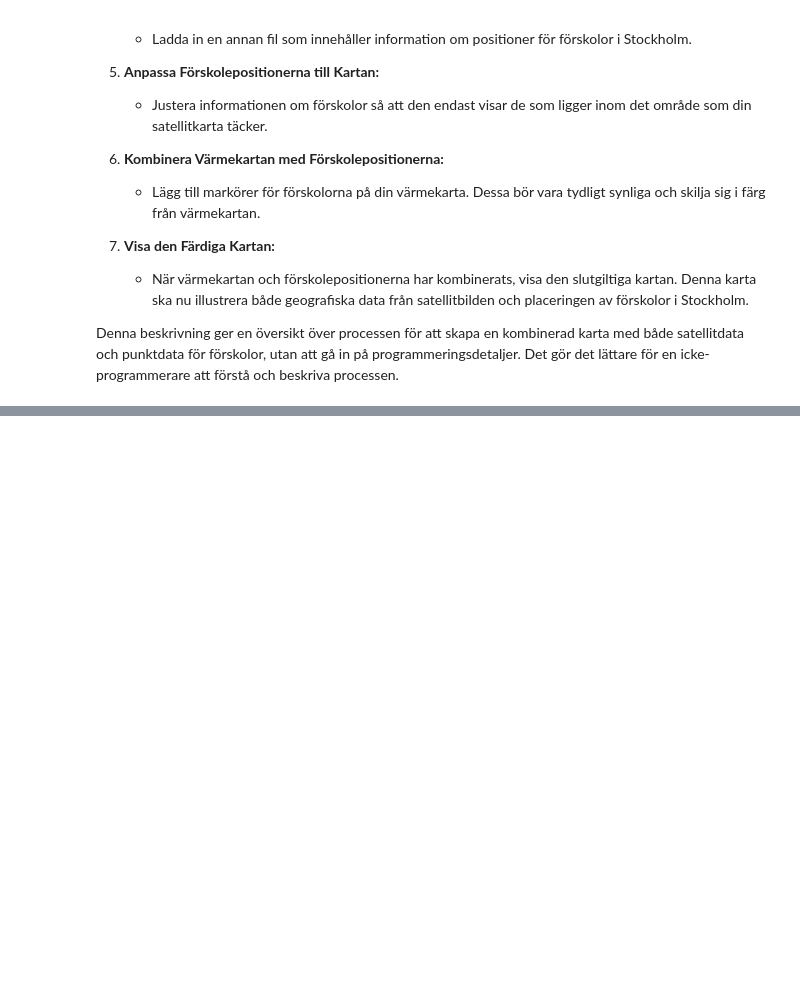
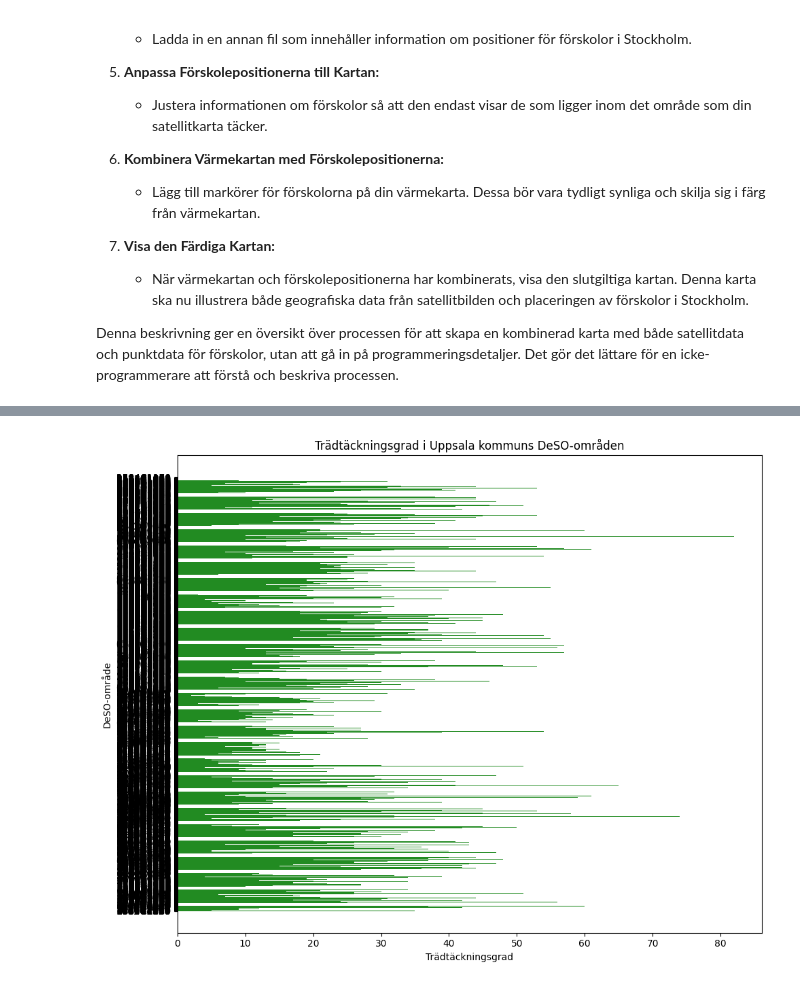
Before and after one commit to soleildeminuit/AI-GeoAi-Course, a Jupyter notebook: AI_Samhallsplanering_Course.ipynb, the cells around one changed output, grey strips where cells are left out. Cells and saved outputs as stored; diff of their text form; code cells hidden in the pictures; blank space fills up the shorter version.

```diff
--- a/AI_Samhallsplanering_Course.ipynb
+++ b/AI_Samhallsplanering_Course.ipynb
@@ -353,0 +444,28 @@ MissingSchema: ignored
+# %%
+import pandas as pd
+import matplotlib.pyplot as plt
+
+# Läs in Excelfilen från den angivna URL:en
+file_path = 'https://github.com/soleildeminuit/AI-Samhallsplanering-Course/raw/main/data/raw/tradtackning-tatorter-och-deso.xlsx'
+df_dict = pd.read_excel(file_path, sheet_name=None)
+
+# Extrahera data för Uppsala kommuns DeSO-områden
+uppsala_deso_df = df_dict['DeSO_2018_v2_urval_tradtackning']
+
+# Skapa ett horisontellt stapeldiagram för trädtäckningsgraden
+plt.figure(figsize=(10, 8))
+plt.barh(uppsala_deso_df['deso'], uppsala_deso_df['Trädtäckning procent [%]'], color='forestgreen')
+plt.xlabel('Trädtäckningsgrad')
+plt.ylabel('DeSO-område')
+plt.title('Trädtäckningsgrad i Uppsala kommuns DeSO-områden')
+plt.tight_layout()
+
+# Visa diagrammet
+plt.show()
+# Oj, det blev väldigt många områden längs x-axeln, texterna blev ihoptryckta.
+# Har du ett förslag på en bättre form av visualisering av många områden?
+# Genererar svar åt dig…
+
+# Absolut! Om vi har många områden längs x-axeln kan det vara svårt att läsa texten tydligt. Ett alternativ är att använda en horisontell stapeldiagram där varje stapel representerar ett DeSO-område. Låt mig uppdatera koden för att skapa en sådan visualisering:
+# %% [output]
+[figure, added]
```
Also changed, not shown: parts of 29 cells of this notebook.
